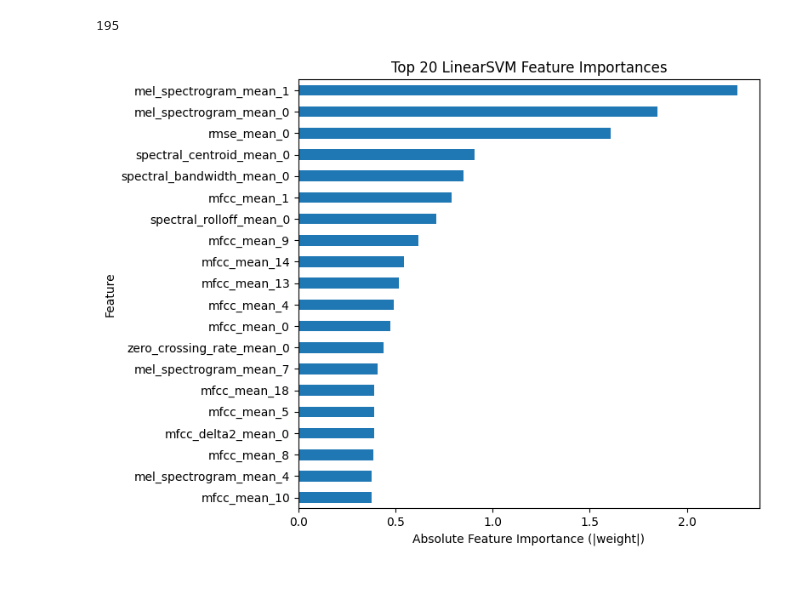
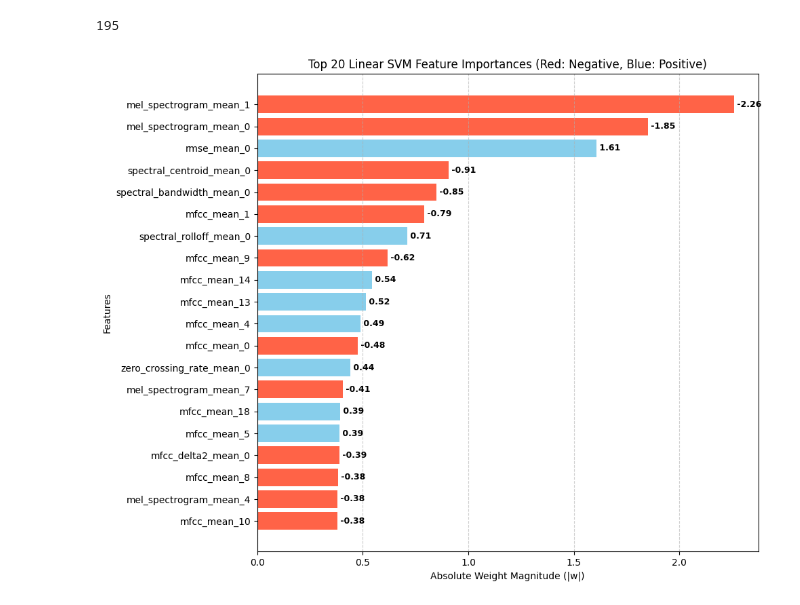
Before and after one commit to g-nazos/audio-deepfake-detection, a Jupyter notebook: notebooks/Linear_SVM.ipynb, the cells around one changed output. Saved outputs shown, nothing was run; the diff lists cells and outputs as text; code cells hidden in the pictures.

Commit message:
updated feature importance

```diff
--- a/notebooks/Linear_SVM.ipynb
+++ b/notebooks/Linear_SVM.ipynb
@@ -96,28 +99,46 @@ len(importance)
 # %% [output]
 195
 # %%
-import pandas as pd
-train_data_path = os.path.join(FEATURES_DIR, "training_features_mean_20_128_256_128.parquet")
-train_data=pd.read_parquet(itw_test_data_path)
-
-train_data.drop(columns=['label', 'filename'], inplace=True)
-features_names= train_data.columns
-feature_importance = pd.Series(
-    importance,
-    index=features_names
-).sort_values(ascending=False)
 
 
-import matplotlib.pyplot as plt
+train_data_path = os.path.join(FEATURES_DIR, "training_features_mean_20_128_256_128.parquet")
+train_df = pd.read_parquet(train_data_path)
+feature_names = train_df.drop(columns=['label', 'filename'], errors='ignore').columns
 
-top20 = feature_importance.head(20)
 
-plt.figure(figsize=(8, 6))
-top20.sort_values().plot(kind="barh")
-plt.xlabel("Absolute Feature Importance (|weight|)")
-plt.ylabel("Feature")
-plt.title("Top 20 LinearSVM Feature Importances")
+best_svm_path = os.path.join(MODELS_PATH, 'linear_svm', 'exp_20260131_215211', 'model.joblib')
+model = joblib.load(best_svm_path)
+
+
+svm_weights = model['svm'].coef_[0]
+
+
+importance_df = pd.DataFrame({
+    'Feature': feature_names,
+    'Weight': svm_weights,
+    'Abs_Importance': np.abs(svm_weights)
+})
+
+
+top_20_svm = importance_df.sort_values(by='Abs_Importance', ascending=True).tail(20)
+
+
+plt.figure(figsize=(10, 8))
+
+
+colors = ['tomato' if x < 0 else 'skyblue' for x in top_20_svm['Weight']]
+
+plt.barh(top_20_svm['Feature'], top_20_svm['Abs_Importance'], color=colors)
+
+
+for i, (weight, abs_val) in enumerate(zip(top_20_svm['Weight'], top_20_svm['Abs_Importance'])):
+    plt.text(abs_val, i, f' {weight:.2f}', va='center', fontsize=9, fontweight='bold')
+
+plt.xlabel("Absolute Weight Magnitude (|w|)")
+plt.ylabel("Features")
+plt.title("Top 20 Linear SVM Feature Importances (Red: Negative, Blue: Positive)")
+plt.grid(axis='x', linestyle='--', alpha=0.6)
 plt.tight_layout()
 plt.show()
 # %% [output]
-[figure, old version]
+[figure, new version]
```
Also changed, not shown: parts of 2 cells of this notebook, 1 other file.
